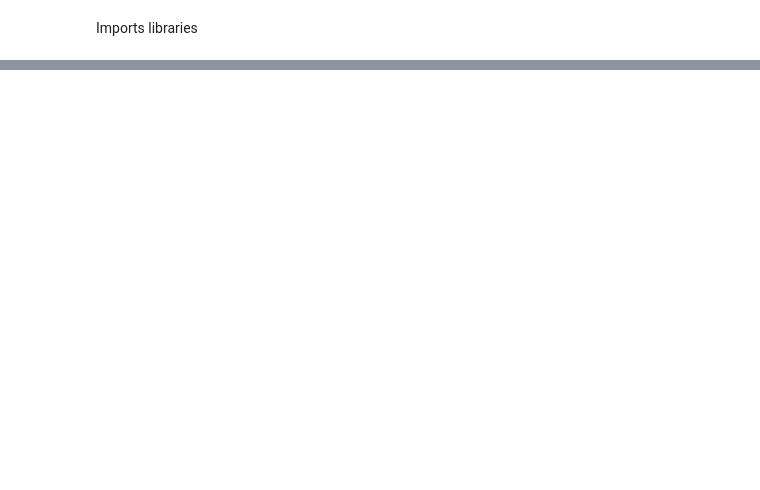
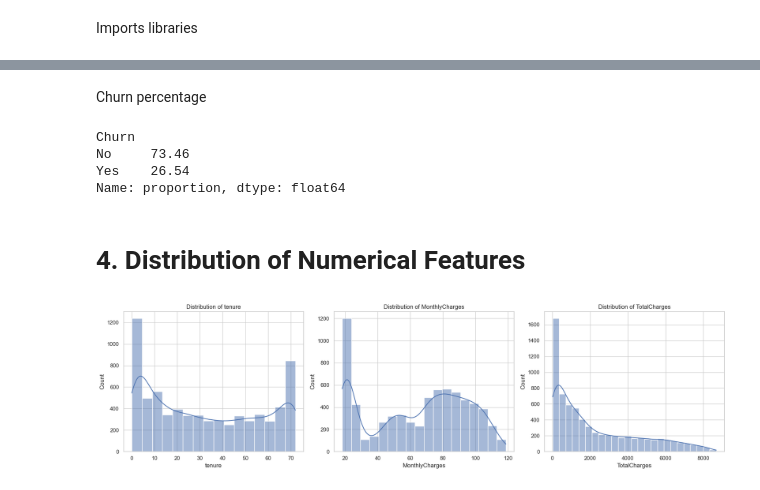
Before and after one commit to EmilyRajapakse2004/Year2-ML-Telco-Churn-, a Jupyter notebook: notebooks/02_eda.ipynb, the cells around one changed output, grey strips where cells are left out. Saved outputs shown, nothing was run; the diff lists cells and outputs as text; code cells hidden in the pictures; blank space fills up the shorter version.

```diff
--- a/notebooks/02_eda.ipynb
+++ b/notebooks/02_eda.ipynb
@@ -52,0 +124,23 @@ plt.show()
+# %% [markdown]
+Churn percentage
+# %%
+(data['Churn'].value_counts(normalize=True) * 100).round(2)
+# %% [output]
+Churn
+No     73.46
+Yes    26.54
+Name: proportion, dtype: float64
+# %% [markdown]
+# 4. Distribution of Numerical Features
+# %%
+numeric_cols = ['tenure', 'MonthlyCharges', 'TotalCharges']
+
+fig, axes = plt.subplots(1, 3, figsize=(18, 5))
+for col, ax in zip(numeric_cols, axes):
+    sns.histplot(data[col], kde=True, ax=ax)
+    ax.set_title(f"Distribution of {col}")
+
+plt.tight_layout()
+plt.show()
+# %% [output]
+[figure, added]
```
Also changed, not shown: parts of 24 cells of this notebook.
